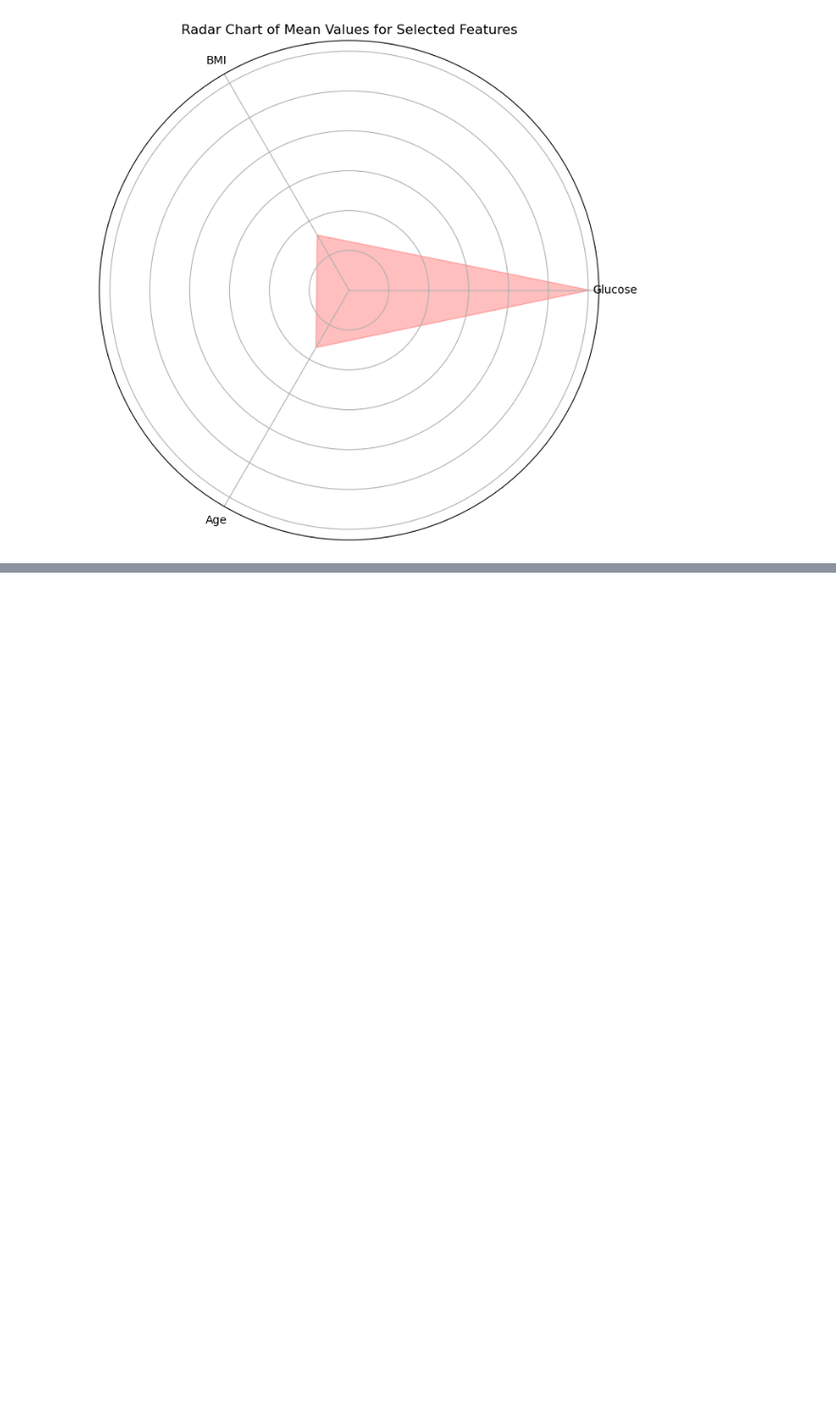
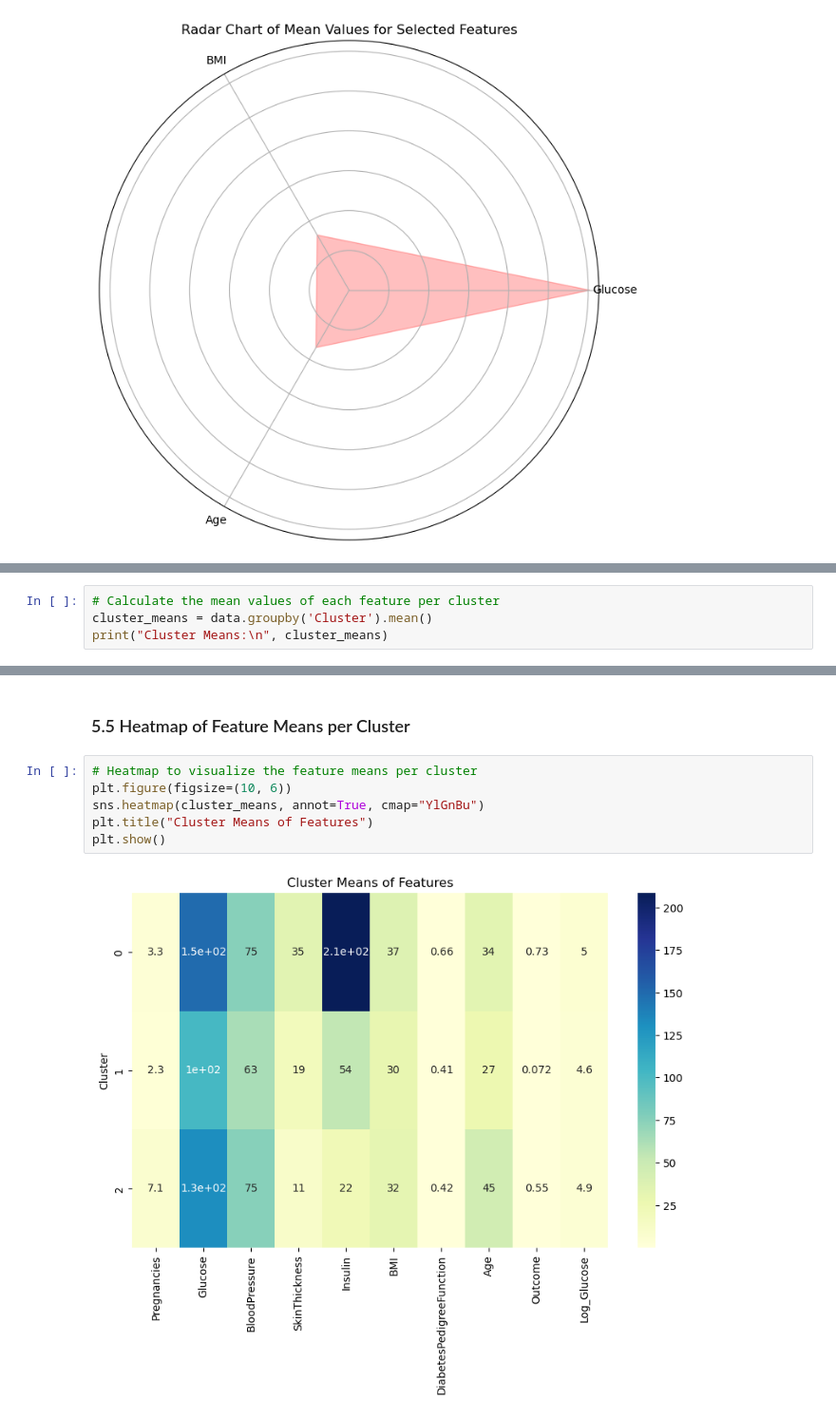
Before and after one commit to naveen2964/21BDS0266_EDA, a Jupyter notebook: Digital Assignment EDA.ipynb, the cells around one changed output, grey strips where cells are left out. Shown at 95% size. Drawn from its saved outputs; the diff is of its cells as text; blank space fills up the shorter version.

```diff
--- a/Digital Assignment EDA.ipynb
+++ b/Digital Assignment EDA.ipynb
@@ -437,0 +461,4 @@ plt.show()
+# %%
+# Calculate the mean values of each feature per cluster
+cluster_means = data.groupby('Cluster').mean()
+print("Cluster Means:\n", cluster_means)
@@ -437,0 +490,10 @@ plt.show()
+# %% [markdown]
+### 5.5 Heatmap of Feature Means per Cluster
+# %%
+# Heatmap to visualize the feature means per cluster
+plt.figure(figsize=(10, 6))
+sns.heatmap(cluster_means, annot=True, cmap="YlGnBu")
+plt.title("Cluster Means of Features")
+plt.show()
+# %% [output]
+[figure, added]
```
Also changed, not shown: parts of 39 cells of this notebook.
